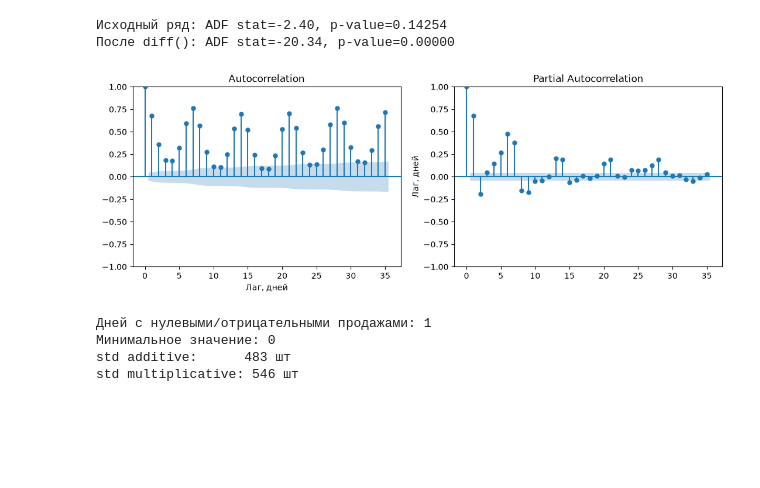
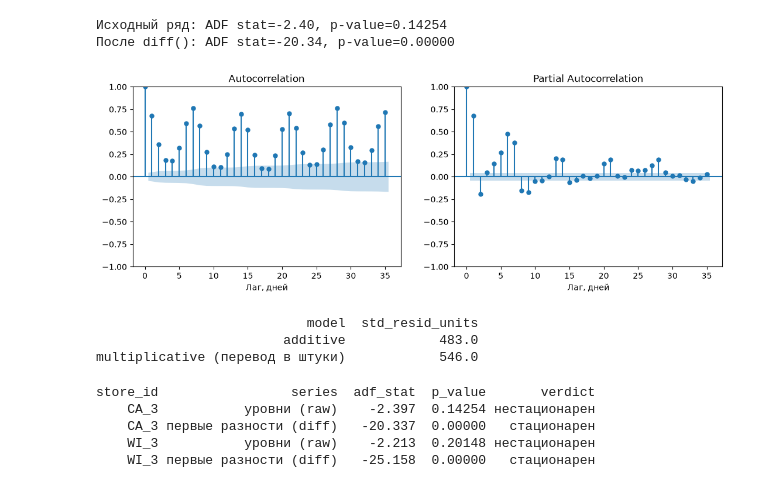
Before and after one commit to EvgenyManyak/retail-sales-forecasting, a Jupyter notebook: notebooks/02_eda.ipynb, the cells around one changed output. Cells and saved outputs as stored; diff of their text form; code cells hidden in the pictures; blank space fills up the shorter version.

```diff
--- a/notebooks/02_eda.ipynb
+++ b/notebooks/02_eda.ipynb
@@ -76,42 +96,62 @@ print(f"После diff(): ADF stat={res_1[0]:.2f}, p-value={res_1[1]:.5f}")
 Исходный ряд: ADF stat=-2.40, p-value=0.14254
 После diff(): ADF stat=-20.34, p-value=0.00000
 # %%
-# --- Ячейка 6: ACF/PACF
+# Автокорреляции: ACF и PACF, 35 лагов
 from statsmodels.graphics.tsaplots import plot_acf, plot_pacf
+
 fig, axes = plt.subplots(1, 2, figsize=(13, 4))
 plot_acf(daily, lags=35, ax=axes[0])
 plot_pacf(daily, lags=35, ax=axes[1], method="ywm")
 axes[0].set_xlabel("Лаг, дней")
-axes[1].set_ylabel("Лаг, дней")
-plt.show()
+axes[1].set_xlabel("Лаг, дней")
+save_fig(fig, "02_eda_acf_pacf_ca_3")
 # %% [output]
-[figure, old version]
+[figure, new version]
 # %%
-# 1. Проверка: есть ли нули/отрицательные в ряду
-n_zero = (daily <= 0).sum()
-print(f"Дней с нулевыми/отрицательными продажами: {n_zero}")
-print(f"Минимальное значение: {daily.min()}")
+# Сравнение std остатков: аддитивная vs мультипликативная (в штуках)
+# Мультипликативная модель не определена при Y <= 0: в ряду один нулевой день
+# (Рождество, магазин закрыт). Исключаем его только для мультипликативной модели.
+daily_pos = daily[daily > 0]
 
-# 2. Аддитивная декомпозиция — на всём ряду (нули не мешают)
-dec = seasonal_decompose(daily, model="additive", period=7)
-resid_add = dec.resid
-
-# 3. Мультипликативная — только на положительных значениях
-#    (мультипликативная модель требует Y = T × S × R, где R > 0)
-daily_pos = daily[daily > 0]
+dec   = seasonal_decompose(daily,     model="additive",       period=7)
 dec_m = seasonal_decompose(daily_pos, model="multiplicative", period=7)
 
-# 4. Приведение мультипликативных остатков к штукам
-#    Мультипликативная модель: Y = T × S × R, где R ≈ 1
-#    R - 1 = относительное отклонение (например, 0.05 = +5%)
-#    (R - 1) × T = абсолютное отклонение в штуках
-resid_mul = (dec_m.resid - 1) * dec_m.trend
+resid_add = dec.resid
+resid_mul = (dec_m.resid - 1) * dec_m.trend   # «проценты» -> штуки
 
-# 5. Сравнение std — теперь обе метрики в штуках
-print(f"std additive:      {resid_add.std():.0f} шт")
-print(f"std multiplicative: {resid_mul.std():.0f} шт")
+comp = pd.DataFrame({
+    "model": ["additive", "multiplicative (перевод в штуки)"],
+    "std_resid_units": [round(resid_add.std(), 0), round(resid_mul.std(), 0)],
+})
+print(comp.to_string(index=False))
+save_table(comp, "02_eda_decomposition_comparison_ca_3")
 # %% [output]
-Дней с нулевыми/отрицательными продажами: 1
-Минимальное значение: 0
-std additive:      483 шт
-std multiplicative: 546 шт
+                           model  std_resid_units
+                        additive            483.0
+multiplicative (перевод в штуки)            546.0
+# %%
+# Тест Дики–Фуллера: уровни и первые разности, CA_3 и WI_3
+from statsmodels.tsa.stattools import adfuller
+
+rows = []
+for store in ["CA_3", "WI_3"]:
+    s_ = daily_series(store_id=store)
+    for label, series in [("уровни (raw)", s_), ("первые разности (diff)", s_.diff().dropna())]:
+        res = adfuller(series, result_object=False)
+        rows.append({
+            "store_id": store,
+            "series": label,
+            "adf_stat": round(res[0], 3),
+            "p_value": round(res[1], 5),
+            "verdict": "стационарен" if res[1] < 0.05 else "нестационарен",
+        })
+
+adf_df = pd.DataFrame(rows)
+print(adf_df.to_string(index=False))
+save_table(adf_df, "02_eda_adf_tests")
+# %% [output]
+store_id                 series  adf_stat  p_value       verdict
+    CA_3           уровни (raw)    -2.397  0.14254 нестационарен
+    CA_3 первые разности (diff)   -20.337  0.00000   стационарен
+    WI_3           уровни (raw)    -2.213  0.20148 нестационарен
+    WI_3 первые разности (diff)   -25.158  0.00000   стационарен
```
Also changed, not shown: parts of 7 cells of this notebook, 12 other files.
